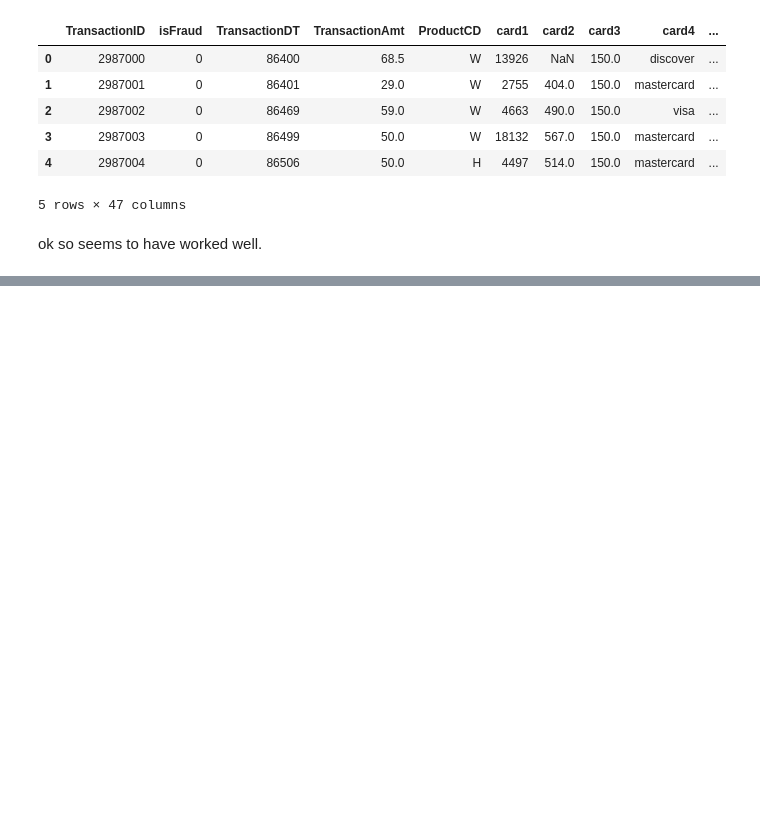
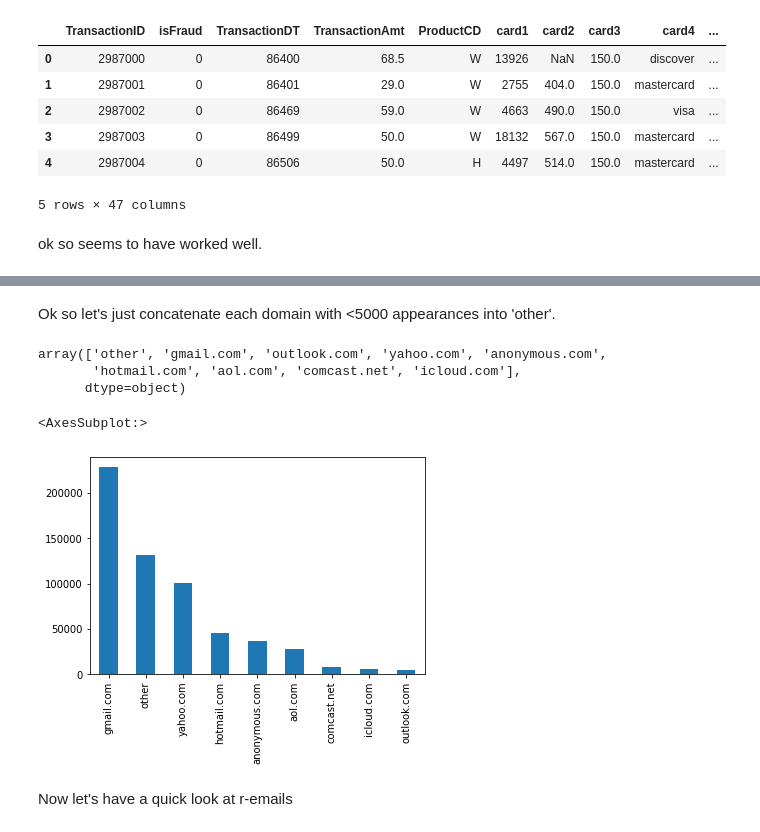
Before and after one commit to olibpool/Project-2, a Jupyter notebook: data exploration.ipynb, the cells around one changed output, grey strips where cells are left out. Cells and saved outputs as stored; diff of their text form; code cells hidden in the pictures; blank space fills up the shorter version.

```diff
--- a/data exploration.ipynb
+++ b/data exploration.ipynb
@@ -269,0 +285,25 @@ dtype: int64
+# %% [markdown]
+Ok so let's just concatenate each domain with <5000 appearances into 'other'.
+# %%
+P_emails = transaction['P_emaildomain'].copy()
+
+criteria = P_emails.value_counts() > 5000
+
+valid_emails = criteria.index[criteria]
+
+P_emails != valid_emails.any()
+
+P_emails[~(P_emails.isin(valid_emails))] = 'other'
+# %%
+P_emails.unique()
+# %% [output]
+array(['other', 'gmail.com', 'outlook.com', 'yahoo.com', 'anonymous.com',
+       'hotmail.com', 'aol.com', 'comcast.net', 'icloud.com'],
+      dtype=object)
+# %%
+P_emails.value_counts().plot(kind='bar')
+# %% [output]
+<AxesSubplot:>
+[figure, added]
+# %% [markdown]
+Now let's have a quick look at r-emails
```
Also changed, not shown: parts of 41 cells of this notebook.
